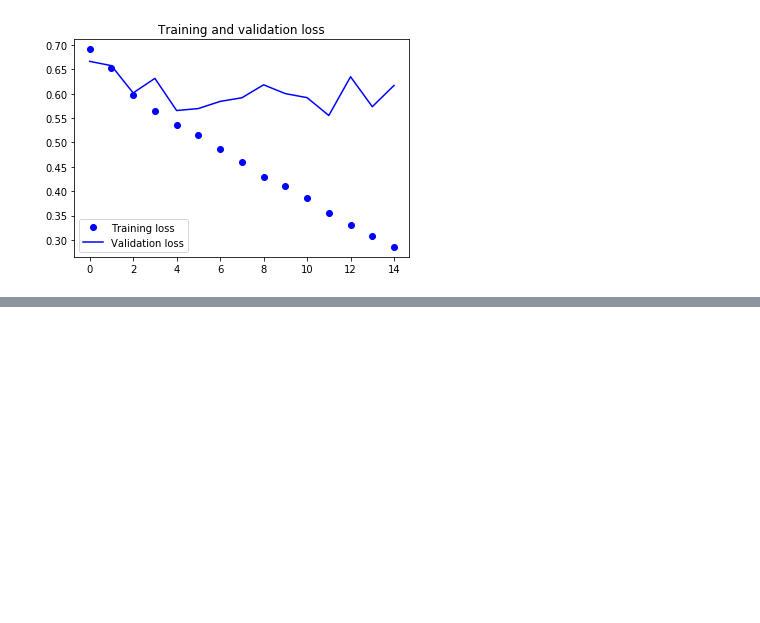
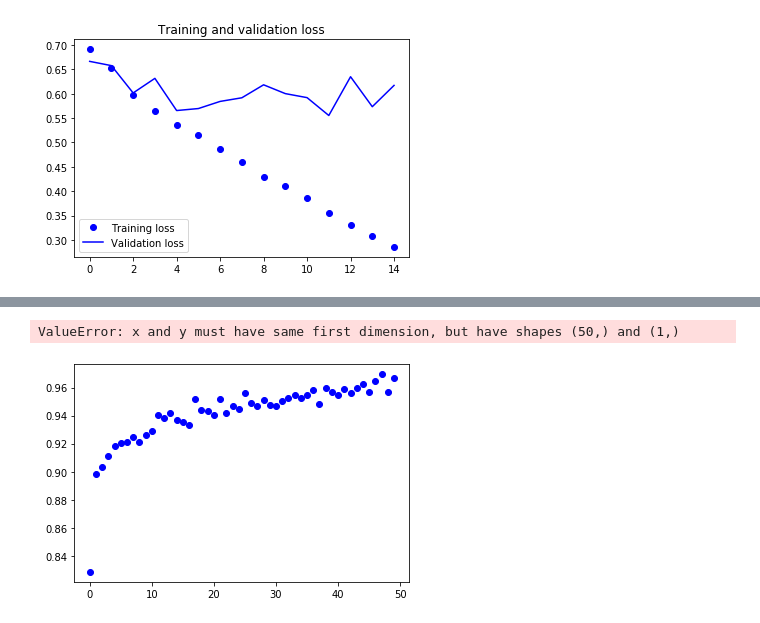
Before and after one commit to qingxuantang/data_science_study, a Jupyter notebook: TensorFlow_Developer_Certificate.ipynb, the cells around one changed output, grey strips where cells are left out. Saved outputs shown, nothing was run; the diff lists cells and outputs as text; code cells hidden in the pictures; blank space fills up the shorter version.

```diff
--- a/TensorFlow_Developer_Certificate.ipynb
+++ b/TensorFlow_Developer_Certificate.ipynb
@@ -927,0 +1104,3 @@ plt.show()
+# %%
+last_layer = pre_trained_model.get_layer('mixed7')
+last_output = last_layer.output
@@ -927,0 +1138,14 @@ plt.show()
+# %%
+train_generator = train_datagen.flow_from_directory(
+    '../Data/cats-v-dogs/training/',
+    batch_size = 20,
+    class_mode = 'binary',
+    target_size = (150,150)
+)
+
+validation_generator = validation_datagen.flow_from_directory(
+    '../Data/cats-v-dogs/testing/',
+    batch_size = 20,
+    class_mode = 'binary',
+    target_size = (150,150)
+)
@@ -927,0 +1155,9 @@ plt.show()
+# %%
+history = model.fit_generator(
+    train_generator,
+    validation_data = validation_generator,
+    verbose = 1,
+    steps_per_epoch = 100,
+    epochs = 50,
+    validation_steps = 50
+)
@@ -927,0 +1182,19 @@ plt.show()
+# %%
+import matplotlib.pyplot as plt
+acc = history.history['acc']
+val_acc = history.history['val_acc']
+loss = history.history['loss']
+val_loss = history.history['val_loss']
+epochs = range(len(acc))
+plt.plot(epochs, acc, 'bo', label = 'Training Accuracy')
+plt.plot(epochs, val_acc, 'b', label = 'Validation Accuracy')
+plt.title('Training and Validation Accuracy')
+plt.figure()
+plt.plot(epochs, loss, 'bo', label = 'Training Loss')
+plt.plot(epochs, val_loss, 'b', label = 'Validation Loss')
+plt.title('Training and Validation Loss')
+plt.legend()
+plt.show()
+# %% [output]
+ValueError: x and y must have same first dimension, but have shapes (50,) and (1,)
+[figure, added]
```
Also changed, not shown: parts of 11 cells of this notebook, 7 other files.
